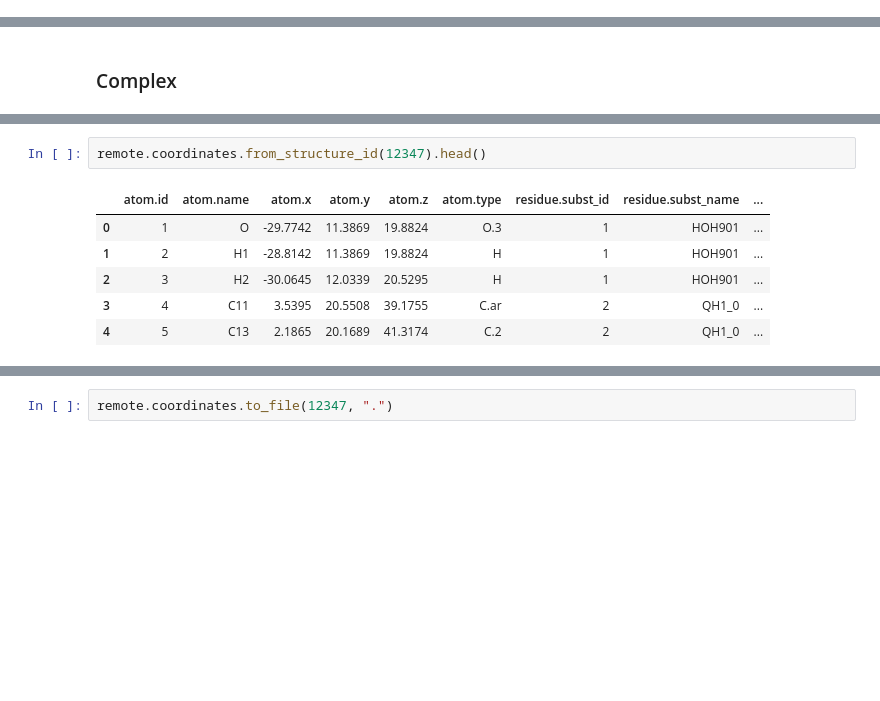
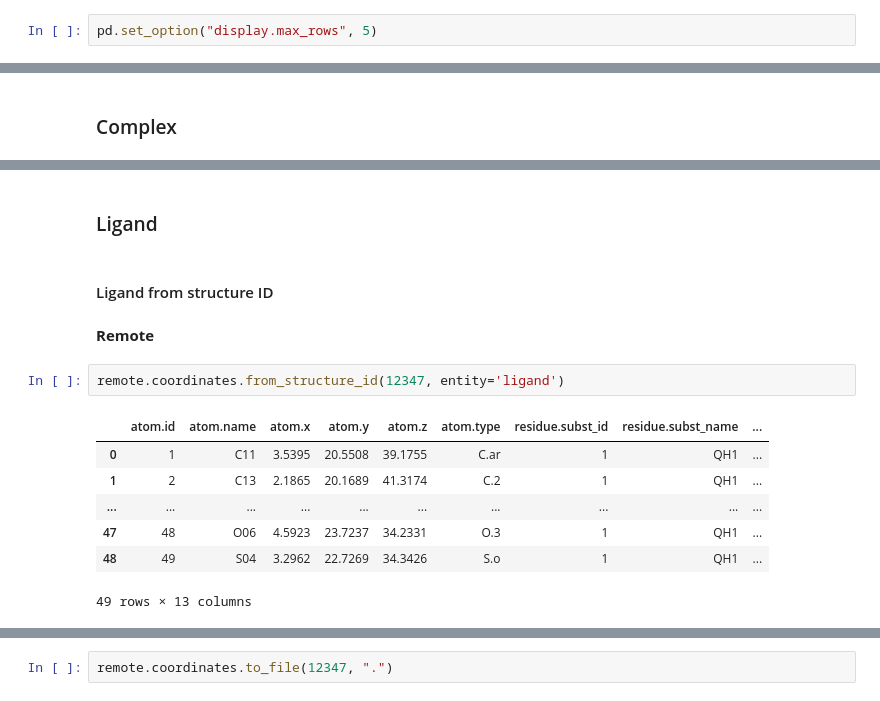
Before and after one commit to volkamerlab/opencadd, a Jupyter notebook: docs/tutorials/databases_klifs.ipynb, the cells around one changed output, grey strips where cells are left out. Saved outputs shown, nothing was run; the diff lists cells and outputs as text; blank space fills up the shorter version.

```diff
--- a/docs/tutorials/databases_klifs.ipynb
+++ b/docs/tutorials/databases_klifs.ipynb
@@ -31,2 +40,4 @@ KLIFS_CLIENT = SwaggerClient.from_url(
 from rdkit.Chem import Draw
 from rdkit.Chem.Draw import IPythonConsole
+# %%
+pd.set_option("display.max_rows", 5)
@@ -968,9 +1084,16 @@ Quick access to complex in mol2 format using `fetch` defaults.
+# %% [markdown]
+### Ligand
+# %% [markdown]
+#### Ligand from structure ID
+# %% [markdown]
+__Remote__
 # %%
-remote.coordinates.from_structure_id(12347).head()
+remote.coordinates.from_structure_id(12347, entity='ligand')
 # %% [output]
 |  | atom.id | atom.name | atom.x | atom.y | atom.z | atom.type | residue.subst_id | residue.subst_name | ... |
-| 0 | 1 | O | -29.7742 | 11.3869 | 19.8824 | O.3 | 1 | HOH901 | ... |
-| 1 | 2 | H1 | -28.8142 | 11.3869 | 19.8824 | H | 1 | HOH901 | ... |
-| 2 | 3 | H2 | -30.0645 | 12.0339 | 20.5295 | H | 1 | HOH901 | ... |
-| 3 | 4 | C11 | 3.5395 | 20.5508 | 39.1755 | C.ar | 2 | QH1_0 | ... |
-| 4 | 5 | C13 | 2.1865 | 20.1689 | 41.3174 | C.2 | 2 | QH1_0 | ... |
+| 0 | 1 | C11 | 3.5395 | 20.5508 | 39.1755 | C.ar | 1 | QH1 | ... |
+| 1 | 2 | C13 | 2.1865 | 20.1689 | 41.3174 | C.2 | 1 | QH1 | ... |
+| ... | ... | ... | ... | ... | ... | ... | ... | ... | ... |
+| 47 | 48 | O06 | 4.5923 | 23.7237 | 34.2331 | O.3 | 1 | QH1 | ... |
+| 48 | 49 | S04 | 3.2962 | 22.7269 | 34.3426 | S.o | 1 | QH1 | ... |
+49 rows × 13 columns
```
Also changed, not shown: parts of 281 cells of this notebook.
